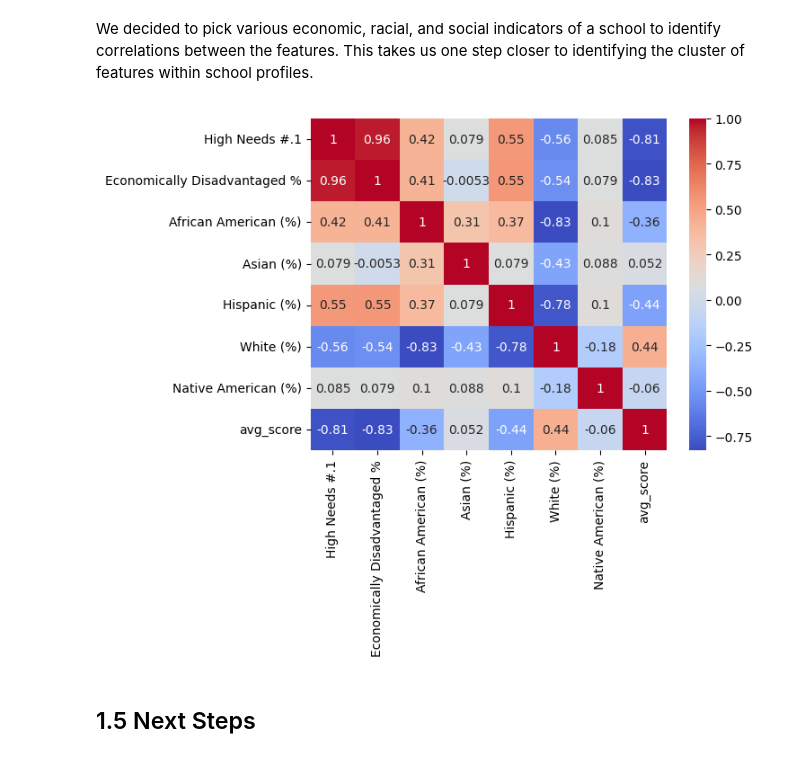
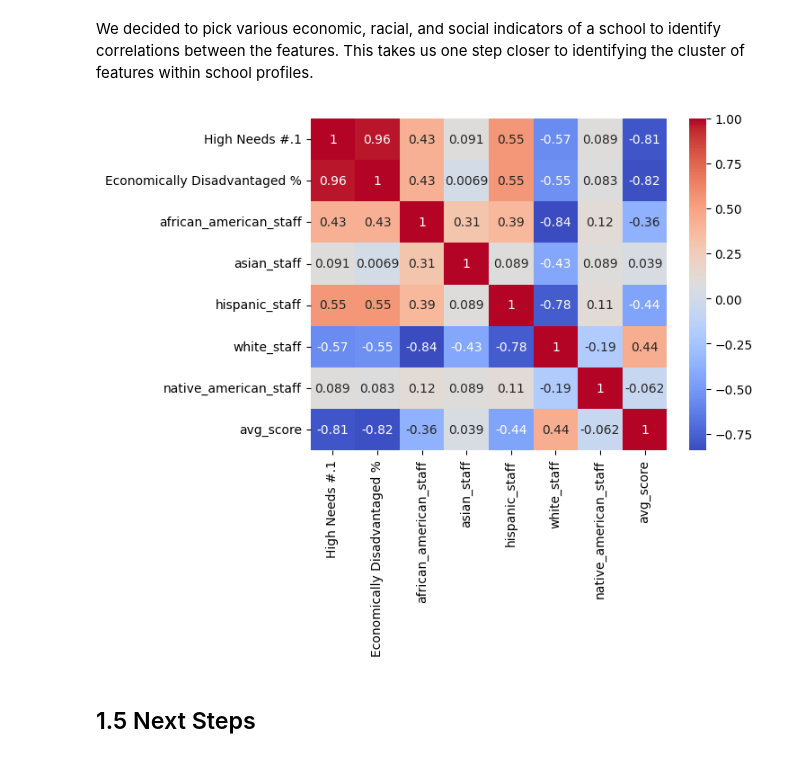
Before and after one commit to alexcraig043/qss-20-final-project, a Jupyter notebook: src/code/01_data_exploration.ipynb, the cells around one changed output. Drawn from its saved outputs; the diff is of its cells as text; code cells hidden in the pictures.

Commit message:
readme and some data cleaning

```diff
--- a/src/code/01_data_exploration.ipynb
+++ b/src/code/01_data_exploration.ipynb
@@ -172,24 +123,0 @@ plt.show()
-# %%
-master_df = master_df.dropna(subset=['pp_fed_raw_MA'])
-
-# Generate some random data
-x = master_df['pp_fed_raw_MA']
-y = master_df['avg_score']
-
-# Fit a linear polynomial to the data
-coeffs = np.polyfit(x, y, 1)
-poly1d_fn = np.poly1d(coeffs)
-
-# Create a scatterplot of the data
-plt.scatter(x, y)
-
-# Add the linear fit line to the plot
-plt.plot(x, poly1d_fn(x), '--r')
-
-# Add axis labels and a title
-plt.xlabel('Comparing Fed Funding per pupil to Testing Performance')
-plt.ylabel('School Testing Performance')
-plt.title('Comparing Fed Funding per pupil to School Performance')
-
-# Display the plot
-plt.show()
@@ -230,25 +160,26 @@ plt.show()
 # %% [markdown]
 We decided to pick various economic, racial, and social indicators of a school to identify correlations between the features. This takes us one step closer to identifying the cluster of features within school profiles.
 # %%
-import pandas as pd
 import seaborn as sns
-import matplotlib.pyplot as plt
 
 # load your dataframe from file or wherever you have it
 
 # select the columns you want to calculate correlation with
-columns_of_interest = ['High Needs #.1', 'Economically Disadvantaged %', 'African American (%)', 'Asian (%)', 'Hispanic (%)', 'White (%)', 'Native American (%)']
+columns_of_interest = ['High Needs #.1', 'Economically Disadvantaged %', 'african_american_staff', 'asian_staff', 'hispanic_staff', 'white_staff', 'native_american_staff']
 
 # calculate the correlations between the selected columns and the test performance column
 correlations = master_df[columns_of_interest + ['avg_score']].corr()
 
 # create a heatmap of the correlations
 sns.heatmap(correlations, cmap='coolwarm', annot=True)
 
+# Save the plot
+plt.savefig("../output/figures/correlation_heatmap_2.png", dpi = 500)
+
 # display the heatmap
 plt.show()
 # %% [output]
-[figure, old version]
+[figure, new version]
 # %% [markdown]
 ## 1.5 Next Steps
 # %% [markdown]
```
Also changed, not shown: parts of 16 cells of this notebook, 14 other files.
